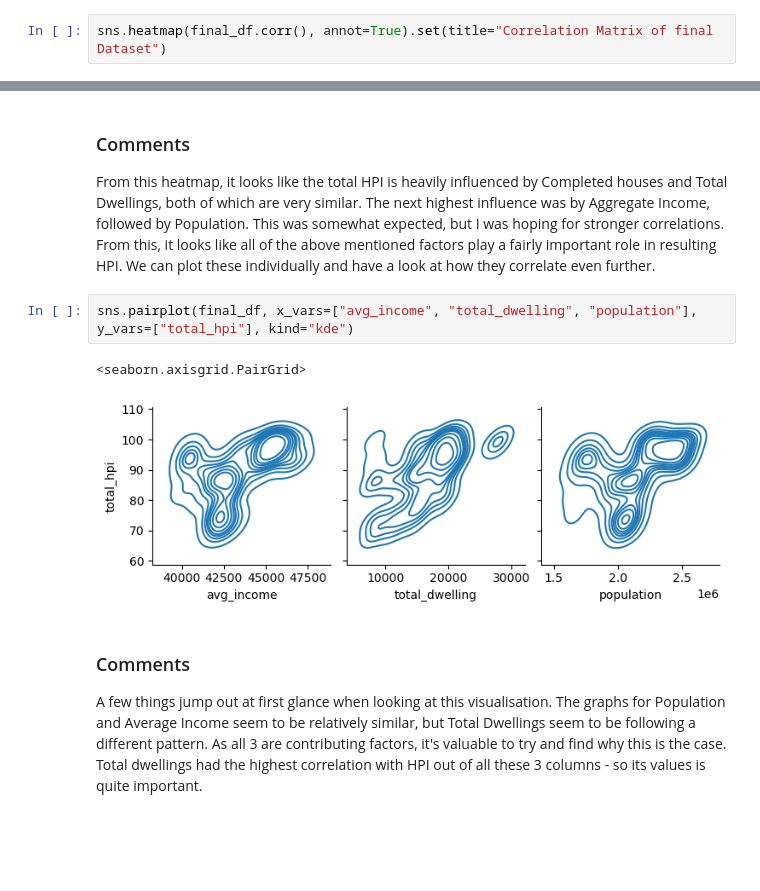
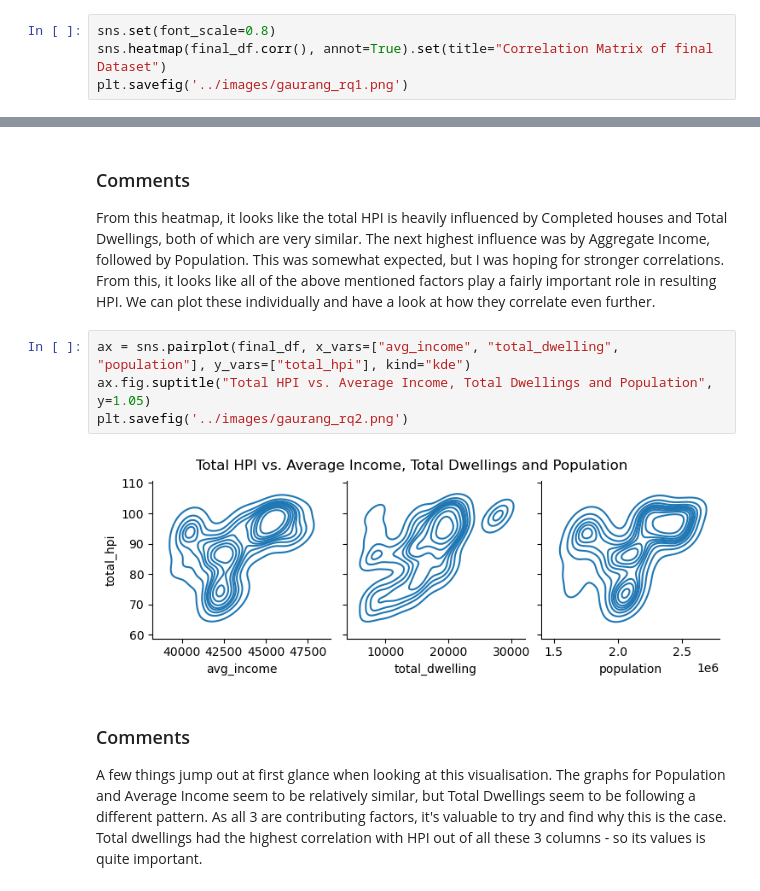
Before and after one commit to ubco-W2022T1-cosc301/group13, a Jupyter notebook: notebooks/analysis1.ipynb, the cells around one changed output, grey strips where cells are left out. Saved outputs shown, nothing was run; the diff lists cells and outputs as text; blank space fills up the shorter version.

```diff
--- a/notebooks/analysis1.ipynb
+++ b/notebooks/analysis1.ipynb
@@ -151,5 +149,7 @@ final_df
 # Research Answers
 After going over the EDA and cleaning up the data, I now have the tools needed to answer my research question. I would like to see the correlation across all the columns that are left and dive deeper into the ones relevant to my question. Certain assumptions I had about what the data should look like have already been proven wrong after the EDA. This is a good sign - as there are unexpected trends, it's worth diving deeper and trying to investigate why that's the case.
 # %%
+sns.set(font_scale=0.8)
 sns.heatmap(final_df.corr(), annot=True).set(title="Correlation Matrix of final Dataset")
+plt.savefig('../images/gaurang_rq1.png')
 # %% [output]
@@ -159,10 +158,11 @@ sns.heatmap(final_df.corr(), annot=True).set(title="Correlation Matrix of final
 ### Comments
 From this heatmap, it looks like the total HPI is heavily influenced by Completed houses and Total Dwellings, both of which are very similar. The next highest influence was by Aggregate Income, followed by Population. This was somewhat expected, but I was hoping for stronger correlations. From this, it looks like all of the above mentioned factors play a fairly important role in resulting HPI. We can plot these individually and have a look at how they correlate even further.
 # %%
-sns.pairplot(final_df, x_vars=["avg_income", "total_dwelling", "population"], y_vars=["total_hpi"], kind="kde")
+ax = sns.pairplot(final_df, x_vars=["avg_income", "total_dwelling", "population"], y_vars=["total_hpi"], kind="kde")
+ax.fig.suptitle("Total HPI vs. Average Income, Total Dwellings and Population", y=1.05)
+plt.savefig('../images/gaurang_rq2.png')
 # %% [output]
-<seaborn.axisgrid.PairGrid>
-[figure, old version]
+[figure, new version]
 # %% [markdown]
 ### Comments
 A few things jump out at first glance when looking at this visualisation. The graphs for Population and Average Income seem to be relatively similar, but Total Dwellings seem to be following a different pattern. As all 3 are contributing factors, it's valuable to try and find why this is the case. Total dwellings had the highest correlation with HPI out of all these 3 columns - so its values is quite important.
```
Also changed, not shown: parts of 5 cells of this notebook, 6 other files.
